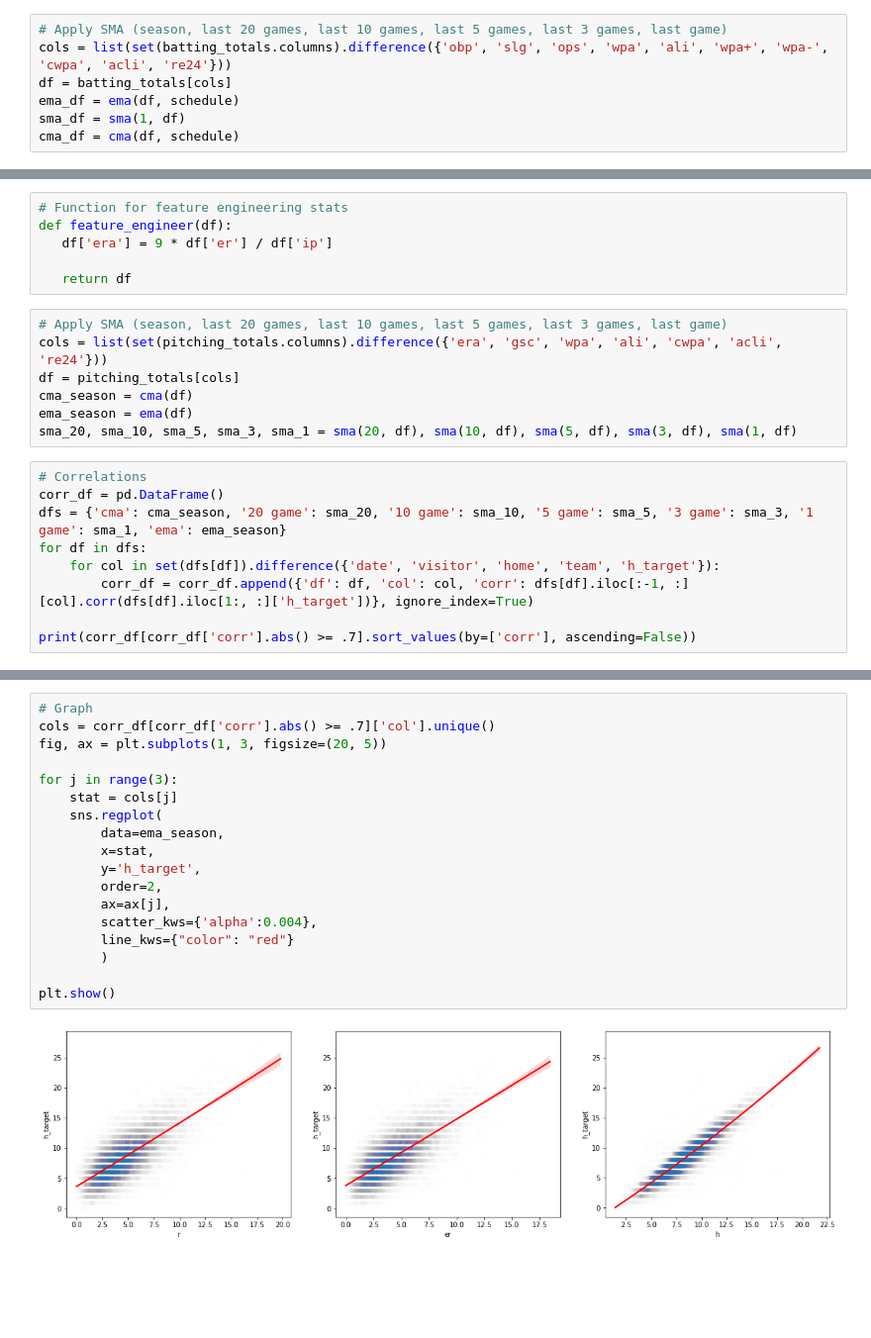
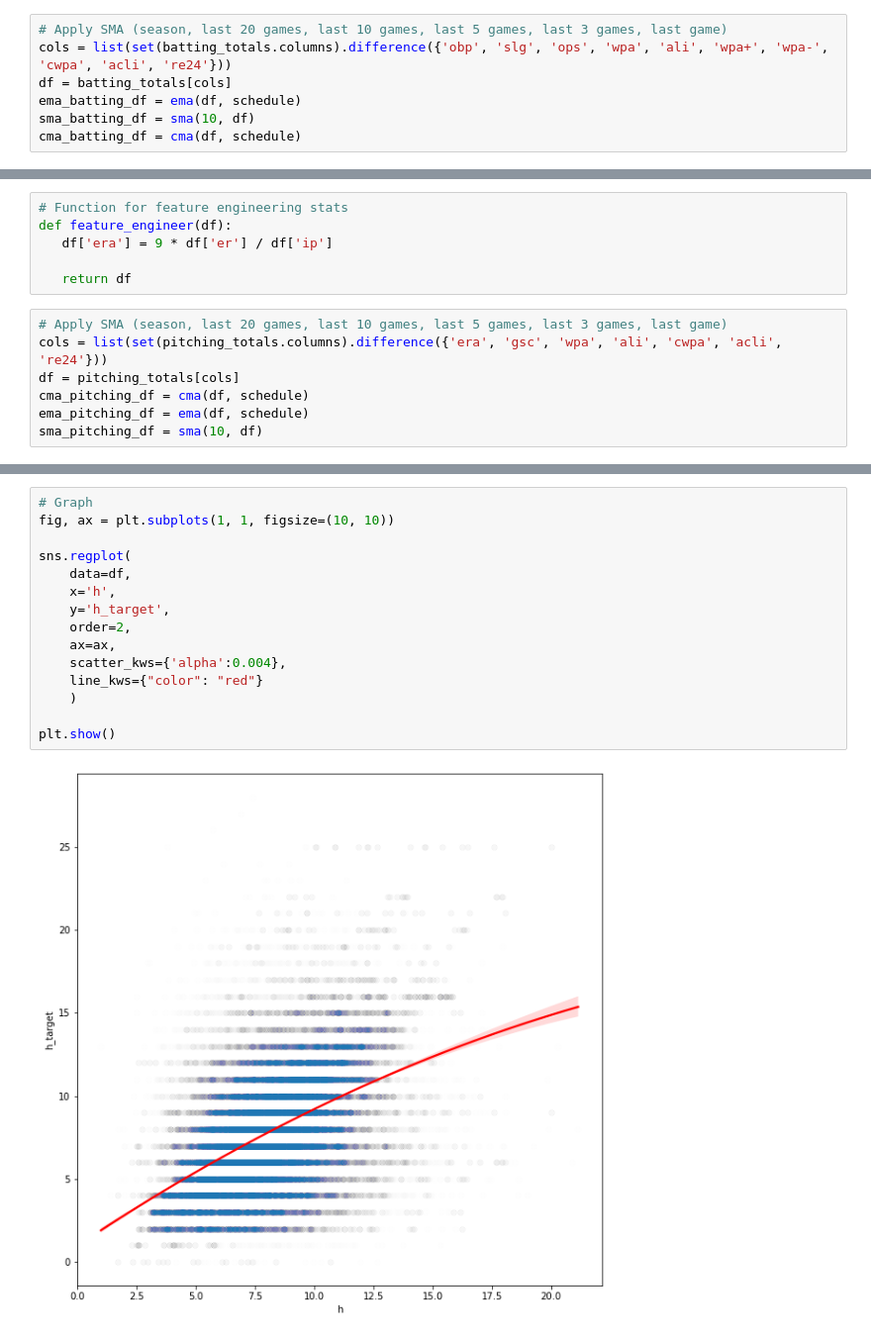
Before and after one commit to tylerengland25/MLB, a Jupyter notebook: backend/analysis/analysis.ipynb, the cells around one changed output, grey strips where cells are left out. Shown at 99% size. Drawn from its saved outputs; the diff is of its cells as text; blank space fills up the shorter version.

```diff
--- a/backend/analysis/analysis.ipynb
+++ b/backend/analysis/analysis.ipynb
@@ -216,6 +190,6 @@ def ema(df, schedule):
 # Apply SMA (season, last 20 games, last 10 games, last 5 games, last 3 games, last game)
 cols = list(set(batting_totals.columns).difference({'obp', 'slg', 'ops', 'wpa', 'ali', 'wpa+', 'wpa-', 'cwpa', 'acli', 're24'}))
 df = batting_totals[cols]
-ema_df = ema(df, schedule)
-sma_df = sma(1, df)
-cma_df = cma(df, schedule)
+ema_batting_df = ema(df, schedule)
+sma_batting_df = sma(10, df)
+cma_batting_df = cma(df, schedule)
@@ -314,15 +228,6 @@ def feature_engineer(df):
 # Apply SMA (season, last 20 games, last 10 games, last 5 games, last 3 games, last game)
 cols = list(set(pitching_totals.columns).difference({'era', 'gsc', 'wpa', 'ali', 'cwpa', 'acli', 're24'}))
 df = pitching_totals[cols]
-cma_season = cma(df)
-ema_season = ema(df)
-sma_20, sma_10, sma_5, sma_3, sma_1 = sma(20, df), sma(10, df), sma(5, df), sma(3, df), sma(1, df)
+cma_pitching_df = cma(df, schedule)
+ema_pitching_df = ema(df, schedule)
+sma_pitching_df = sma(10, df)
-# %%
-# Correlations
-corr_df = pd.DataFrame()
-dfs = {'cma': cma_season, '20 game': sma_20, '10 game': sma_10, '5 game': sma_5, '3 game': sma_3, '1 game': sma_1, 'ema': ema_season}
-for df in dfs:
-    for col in set(dfs[df]).difference({'date', 'visitor', 'home', 'team', 'h_target'}):
-        corr_df = corr_df.append({'df': df, 'col': col, 'corr': dfs[df].iloc[:-1, :][col].corr(dfs[df].iloc[1:, :]['h_target'])}, ignore_index=True)
-
-print(corr_df[corr_df['corr'].abs() >= .7].sort_values(by=['corr'], ascending=False))
@@ -334,23 +262,20 @@ print(corr_df[corr_df['corr'].abs() >= .7].sort_values(by=['corr'], ascending=Fa
 # %%
 # Graph
-cols = corr_df[corr_df['corr'].abs() >= .7]['col'].unique()
-fig, ax = plt.subplots(1, 3, figsize=(20, 5))
+fig, ax = plt.subplots(1, 1, figsize=(10, 10))
 
-for j in range(3):
-    stat = cols[j]
-    sns.regplot(
-        data=ema_season,
-        x=stat,
-        y='h_target',
-        order=2,
-        ax=ax[j],
-        scatter_kws={'alpha':0.004},
-        line_kws={"color": "red"}
-        )
+sns.regplot(
+    data=df,
+    x='h',
+    y='h_target',
+    order=2,
+    ax=ax,
+    scatter_kws={'alpha':0.004},
+    line_kws={"color": "red"}
+    )
 
 plt.show()
 # %% [output]
-[figure, old version]
+[figure, new version]
 # %%
 # Load pitching details
 pitching_details = pd.read_csv('backend/data/pitching/details.csv')
```
Also changed, not shown: parts of 15 cells of this notebook, 11 other files.
